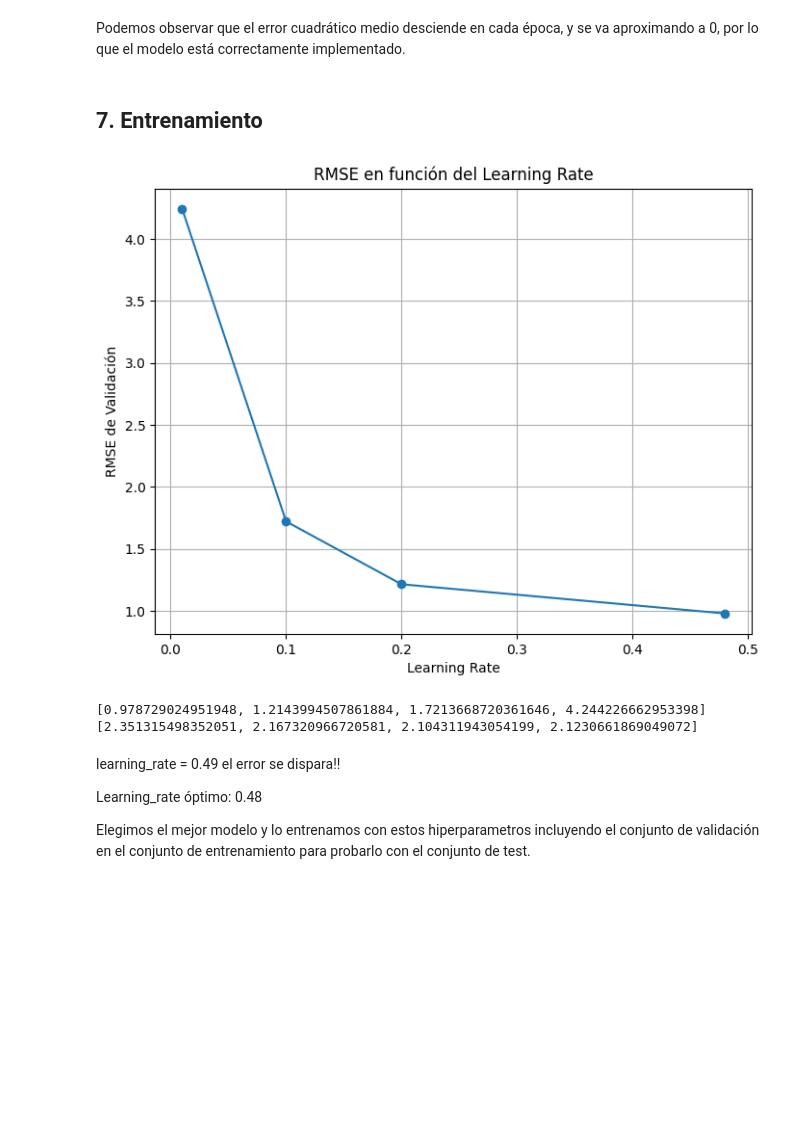
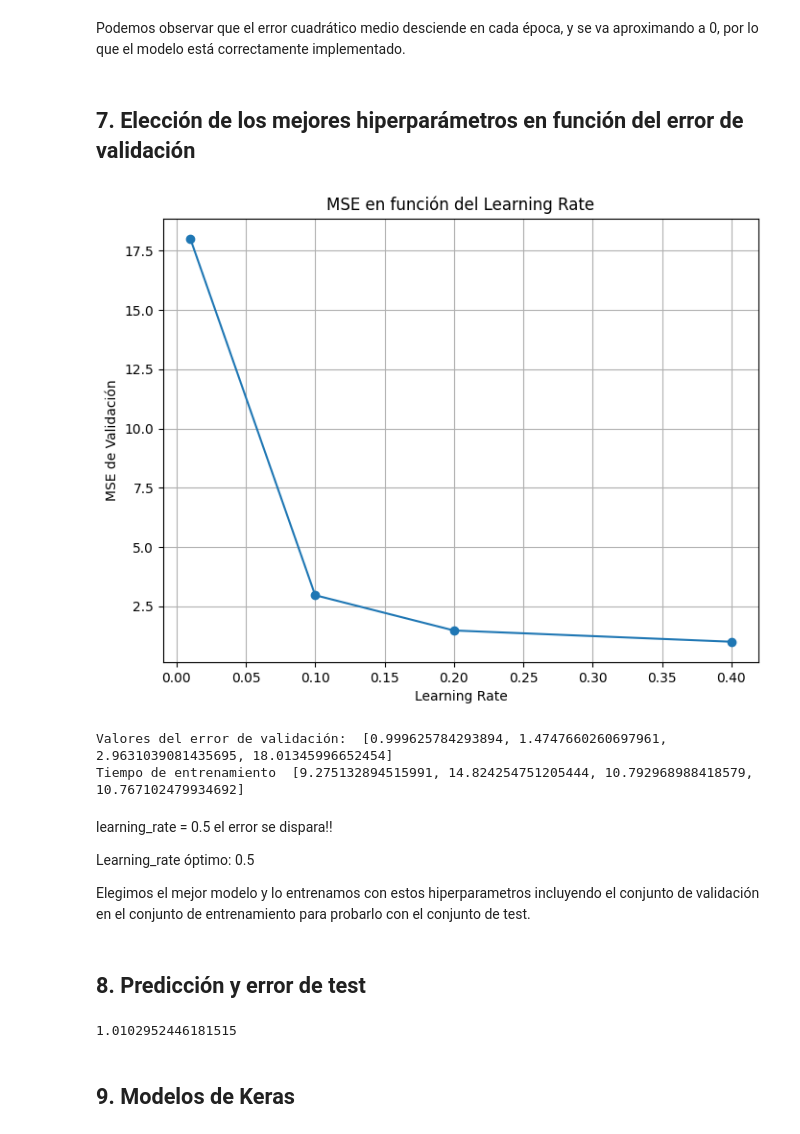
Before and after one commit to cabamarcos/Gas-Turbine-Emission-Prediction, a Jupyter notebook: P1_RRNN.ipynb, the cells around one changed output. Saved outputs shown, nothing was run; the diff lists cells and outputs as text; code cells hidden in the pictures; blank space fills up the shorter version.

```diff
--- a/P1_RRNN.ipynb
+++ b/P1_RRNN.ipynb
@@ -204,7 +272,6 @@ class Adaline:
         self.umbral = None
         self.random_seed = random_seed
         self.error_entrenamiento = []
-        self.historical_weights = []
 
     def __initialize_Adaline(self,X):
         np.random.seed(self.random_seed)
@@ -234,8 +301,8 @@ class Adaline:
           # Actualizamos el umbral
           self.umbral += self.learning_rate * errores.mean()
 
-          # Obtenemos y guardamos el error medio
-          error_entrenamiento = errores.mean()
+          # Obtenemos y guardamos el MSE
+          error_entrenamiento = mean_squared_error(salida, y)
           self.error_entrenamiento.append(error_entrenamiento)
 
     def predict(self, X):
@@ -246,14 +313,8 @@ class Adaline:
 # %% [markdown]
 A continuación, comprobamos nuestra implementación del Adaline utilizando los datos artificiales proporcionados en aulaglobal. Para ello, entrenaremos varios modelos con diferentes tasas de aprendizaje y analizaremos el error de entrenamiento.
 # %%
-# Leemos el conjunto de datos de aulaglobal
-datos_prueba = pd.read_csv("datosArtificiales.txt", delimiter=' ', header=None)
-# Dividimos los datos en atributos (X) y salida (y)
-X_prueba = datos_prueba.iloc[:,:2]
-y_prueba = datos_prueba.iloc[:,-1]
-
 # Definimos las tasas de aprendizaje a probar
-learning_rates = [0.5, 0.1, 0.01, 0.001]
+learning_rates = [0.8, 0.1, 0.01, 0.001]
 epochs = 100
 
 # Representación gráfica de la evolución del error de entrenamiento
@@ -273,8 +334,10 @@ for i, lr in enumerate(learning_rates):
     ax.plot(range(1, len(modelo_prueba.error_entrenamiento) + 1), modelo_prueba.error_entrenamiento)
     ax.set_title(f'Learning Rate = {lr}')
     ax.set_xlabel('Épocas')
-    ax.set_ylabel('Coste')
+    ax.set_ylabel('Error de entrenamiento')
     ax.grid()
+
+    print(modelo_prueba.error_entrenamiento)
 
 plt.show()
 
@@ -290,44 +357,65 @@ Tiempo de entrenamiento para learning rate 0.001 = 0.0031151771545410156 segundo
 # %% [markdown]
 Podemos observar que el error cuadrático medio desciende en cada época, y se va aproximando a 0, por lo que el modelo está correctamente implementado.
-# %% [markdown]
-## 7. Entrenamiento
+# %% [markdown]
+## 7. Elección de los mejores hiperparámetros en función del error de validación
 # %%
 # Lista de tasas de aprendizaje a probar
-learning_rates = [0.48, 0.2, 0.1, 0.01]
+learning_rates = [0.4, 0.2, 0.1, 0.01]
 
 # Lista para almacenar los errores RMSE de validación
-rmse_validation_values = []
+mse_validation_values = []
 # Lista para almacenar los tiempos de entrenamiento
 tiempo_entrenamiento = []
 # Entrenar el modelo con diferentes tasas de aprendizaje y calcular el RMSE
 for lr in learning_rates:
     modelo = Adaline(learning_rate=lr, epochs=5000)
     start_time = time.time()
     modelo.fit(X_train, y_train)
     tiempo_total = time.time() - start_time
     tiempo_entrenamiento.append(tiempo_total)
     prediccion = modelo.predict(X_validation)
-    rmse_validation = np.sqrt(mean_squared_error(y_validation, prediccion))
-    rmse_validation_values.append(rmse_validation)
+    mse_validation = mean_squared_error(y_validation, prediccion)
+    mse_validation_values.append(mse_validation)
 
-# Crear la gráfica
+# Creamos la gráfica
 plt.figure(figsize=(8, 6))
-plt.plot(learning_rates, rmse_validation_values, marker='o', linestyle='-')
-plt.title('RMSE en función del Learning Rate')
+plt.plot(learning_rates, mse_validation_values, marker='o', linestyle='-')
+plt.title('MSE en función del Learning Rate')
 plt.xlabel('Learning Rate')
-plt.ylabel('RMSE de Validación')
+plt.ylabel('MSE de Validación')
 plt.grid(True)
 plt.show()
 
-print("Valores del error de validación: ",rmse_validation_values)
+print("Valores del error de validación: ",mse_validation_values)
 print("Tiempo de entrenamiento ",tiempo_entrenamiento)
 # %% [output]
-[figure, old version]
+[figure, new version]
-[0.978729024951948, 1.2143994507861884, 1.7213668720361646, 4.244226662953398]
-[2.351315498352051, 2.167320966720581, 2.104311943054199, 2.1230661869049072]
+Valores del error de validación:  [0.999625784293894, 1.4747660260697961, 2.9631039081435695, 18.01345996652454]
+Tiempo de entrenamiento  [9.275132894515991, 14.824254751205444, 10.792968988418579, 10.767102479934692]
 # %% [markdown]
-learning_rate = 0.49 el error se dispara!!
+learning_rate = 0.5 el error se dispara!!
 
-Learning_rate óptimo: 0.48
+Learning_rate óptimo: 0.5
 
 Elegimos el mejor modelo y lo entrenamos con estos hiperparametros incluyendo el conjunto de validación en el conjunto de entrenamiento para probarlo con el conjunto de test.
+# %% [markdown]
+## 8. Predicción y error de test
+# %%
+# Juntamos el conjunto de entrenamiento y el conjunto de validación en un mismo dataframe
+X_train_validation = pd.concat([X_train, X_validation], ignore_index=True)
+y_train_validation = pd.concat([y_train, y_validation], ignore_index=True)
+
+# Entrenamos el modelo con los mejores hiperparámteros
+modelo_test = Adaline(learning_rate=0.4, epochs=5000)
+modelo_test.fit(X_train_validation, y_train_validation)
+
+# Predecimos los datos de test
+prediccion = modelo_test.predict(X_test)
+# Obtenemos el MSE
+mse_test = mean_squared_error(prediccion, y_test)
+
+print(mse_test)
+# %% [output]
+1.0102952446181515
+# %% [markdown]
+## 9. Modelos de Keras
```
Also changed, not shown: parts of 27 cells of this notebook.
